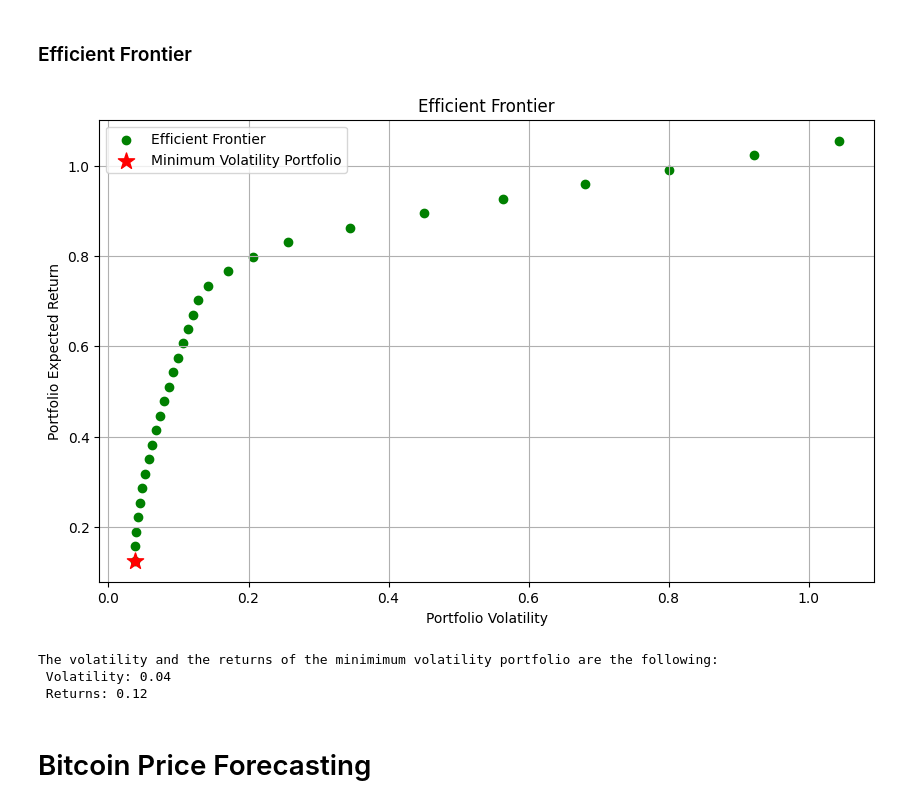
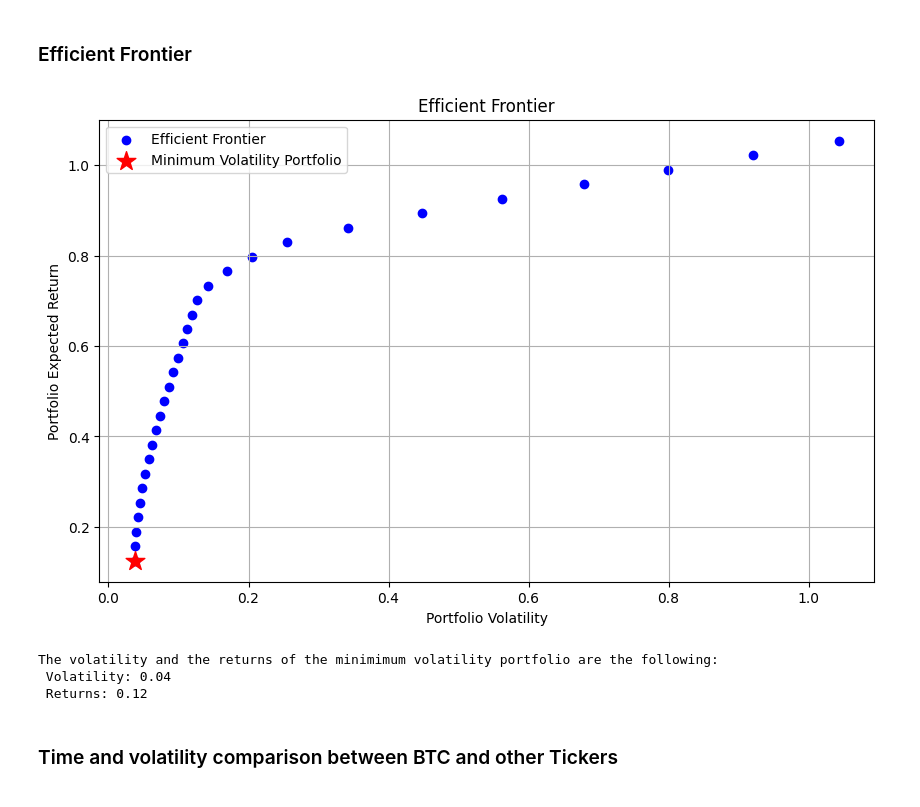
Before and after one commit to SaverioPCapra/University-Homeworks-Projects, a Jupyter notebook: Python Project/python_project.ipynb, the cells around one changed output. Saved outputs shown, nothing was run; the diff lists cells and outputs as text; code cells hidden in the pictures.

```diff
--- a/Python Project/python_project.ipynb
+++ b/Python Project/python_project.ipynb
@@ -337,2 +342,0 @@ for j in assets_dict.keys():
-# %%
-comparative_stats = pd.DataFrame(data)
@@ -406,21 +410,21 @@ efficient_frontier_volatility = [portfolio_volatility(w, cov_matrix)
                                  for w in efficient_frontier]
 # %%
 plt.figure(figsize=(10, 6))
-plt.scatter(efficient_frontier_volatility, efficient_frontier_returns, marker='o', color='green', label='Efficient Frontier')
-plt.scatter(min_vol_port_std, min_vol_port_return, color='red', marker='*', s=150, label='Minimum Volatility Portfolio')
+plt.scatter(efficient_frontier_volatility, efficient_frontier_returns, marker='o', color='blue', label='Efficient Frontier')
+plt.scatter(min_vol_port_std, min_vol_port_return, color='red', marker='*', s=200, label='Minimum Volatility Portfolio')
 plt.xlabel('Portfolio Volatility')
 plt.ylabel('Portfolio Expected Return')
 plt.title('Efficient Frontier')
 plt.legend()
 plt.grid(True)
 plt.show()
 # %% [output]
-[figure, old version]
+[figure, new version]
 # %%
 print(f"The volatility and the returns of the minimimum volatility portfolio are the following: \n Volatility: {round(min_vol_port_std,2)} \n Returns: {round(min_vol_port_return,2)}")
 # %% [output]
 The volatility and the returns of the minimimum volatility portfolio are the following:
  Volatility: 0.04
  Returns: 0.12
-# %% [markdown]
-# Bitcoin Price Forecasting
+# %% [markdown]
+### Time and volatility comparison between BTC and other Tickers
```
Also changed, not shown: parts of 16 cells of this notebook.
